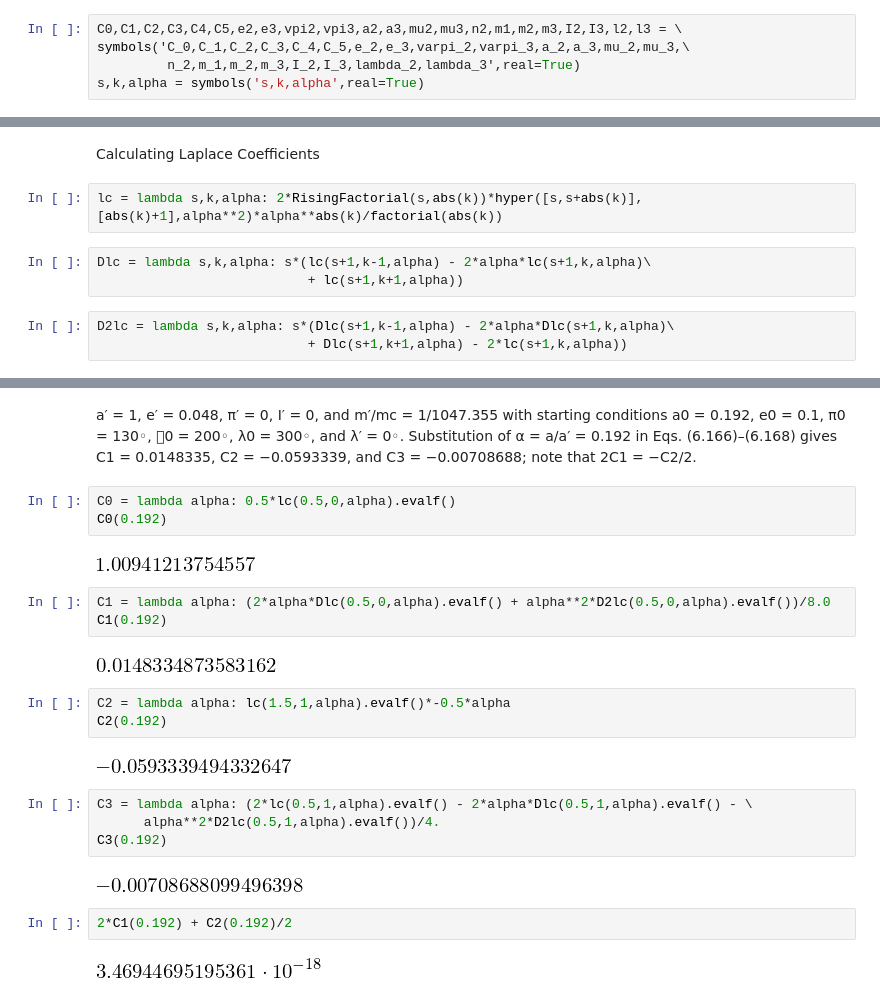
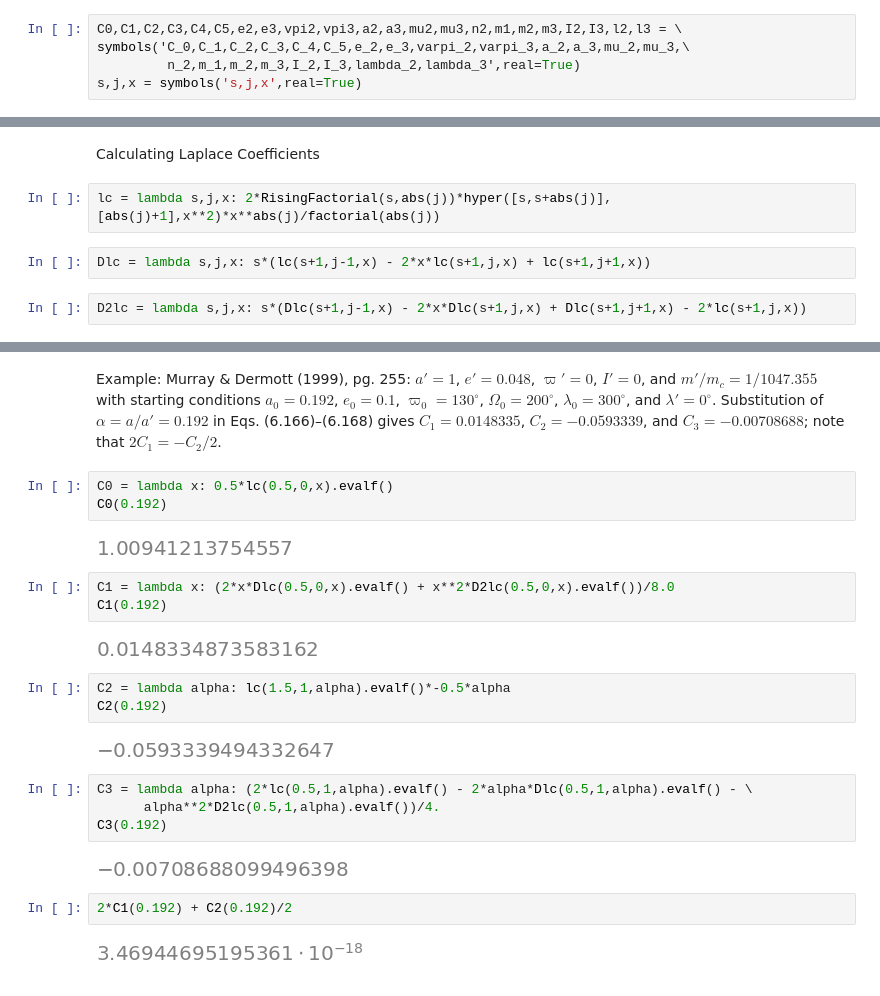
Before and after one commit to dsavransky/MAE6720, a Jupyter notebook: Notebooks/Secular and Resonant Disturbing Function Terms.ipynb, the cells around one changed output, grey strips where cells are left out. Cells and saved outputs as stored; diff of their text form.

```diff
--- a/Notebooks/Secular and Resonant Disturbing Function Terms.ipynb
+++ b/Notebooks/Secular and Resonant Disturbing Function Terms.ipynb
@@ -5,7 +5,7 @@ init_printing()
 C0,C1,C2,C3,C4,C5,e2,e3,vpi2,vpi3,a2,a3,mu2,mu3,n2,m1,m2,m3,I2,I3,l2,l3 = \
 symbols('C_0,C_1,C_2,C_3,C_4,C_5,e_2,e_3,varpi_2,varpi_3,a_2,a_3,mu_2,mu_3,\
          n_2,m_1,m_2,m_3,I_2,I_3,lambda_2,lambda_3',real=True)
-s,k,alpha = symbols('s,k,alpha',real=True)
+s,j,x = symbols('s,j,x',real=True)
 # %% [markdown]
 Secular Terms
 # %%
@@ -74,11 +74,9 @@ dO2
 # %% [markdown]
 Calculating Laplace Coefficients
 # %%
-lc = lambda s,k,alpha: 2*RisingFactorial(s,abs(k))*hyper([s,s+abs(k)],[abs(k)+1],alpha**2)*alpha**abs(k)/factorial(abs(k))
+lc = lambda s,j,x: 2*RisingFactorial(s,abs(j))*hyper([s,s+abs(j)],[abs(j)+1],x**2)*x**abs(j)/factorial(abs(j))
 # %%
-Dlc = lambda s,k,alpha: s*(lc(s+1,k-1,alpha) - 2*alpha*lc(s+1,k,alpha)\
-                           + lc(s+1,k+1,alpha))
+Dlc = lambda s,j,x: s*(lc(s+1,j-1,x) - 2*x*lc(s+1,j,x) + lc(s+1,j+1,x))
 # %%
-D2lc = lambda s,k,alpha: s*(Dlc(s+1,k-1,alpha) - 2*alpha*Dlc(s+1,k,alpha)\
-                           + Dlc(s+1,k+1,alpha) - 2*lc(s+1,k,alpha))
+D2lc = lambda s,j,x: s*(Dlc(s+1,j-1,x) - 2*x*Dlc(s+1,j,x) + Dlc(s+1,j+1,x) - 2*lc(s+1,j,x))
 # %%
@@ -96,27 +94,27 @@ D2lc(s,k,alpha)
 # %% [markdown]
-a′ = 1, e′ = 0.048, π′ = 0, I′ = 0, and m′/mc = 1/1047.355 with starting conditions a0 = 0.192, e0 = 0.1, π0 = 130◦, 􏱐0 = 200◦, λ0 = 300◦, and λ′ = 0◦. Substitution of α = a/a′ = 0.192 in Eqs. (6.166)–(6.168) gives C1 = 0.0148335, C2 = −0.0593339, and C3 = −0.00708688; note that 2C1 = −C2/2.
+Example: Murray & Dermott (1999), pg. 255: $a' = 1$, $e' = 0.048$, $\varpi ' = 0$, $I' = 0$, and $m'/m_c = 1/1047.355$ with starting conditions $a_0 = 0.192$, $e_0 = 0.1$, $\varpi_0 = 130^\circ$, $\Omega_0 = 200^\circ$, $\lambda_0 = 300^\circ$, and $\lambda' = 0^\circ$. Substitution of $\alpha = a/a' = 0.192$ in Eqs. (6.166)–(6.168) gives $C_1 = 0.0148335$, $C_2 = -0.0593339$, and $C_3 = -0.00708688$; note that $2C_1 = -C_2/2$.
 # %%
-C0 = lambda alpha: 0.5*lc(0.5,0,alpha).evalf()
+C0 = lambda x: 0.5*lc(0.5,0,x).evalf()
 C0(0.192)
 # %% [output]
-[figure, old version]
+[figure, new version]
 # %%
-C1 = lambda alpha: (2*alpha*Dlc(0.5,0,alpha).evalf() + alpha**2*D2lc(0.5,0,alpha).evalf())/8.0
+C1 = lambda x: (2*x*Dlc(0.5,0,x).evalf() + x**2*D2lc(0.5,0,x).evalf())/8.0
 C1(0.192)
 # %% [output]
-[figure, old version]
+[figure, new version]
 # %%
 C2 = lambda alpha: lc(1.5,1,alpha).evalf()*-0.5*alpha
 C2(0.192)
 # %% [output]
-[figure, old version]
+[figure, new version]
 # %%
 C3 = lambda alpha: (2*lc(0.5,1,alpha).evalf() - 2*alpha*Dlc(0.5,1,alpha).evalf() - \
       alpha**2*D2lc(0.5,1,alpha).evalf())/4.
 C3(0.192)
 # %% [output]
-[figure, old version]
+[figure, new version]
 # %%
 2*C1(0.192) + C2(0.192)/2
 # %% [output]
-[figure, old version]
+[figure, new version]
```
Also changed, not shown: parts of 15 cells of this notebook, 3 other files.
